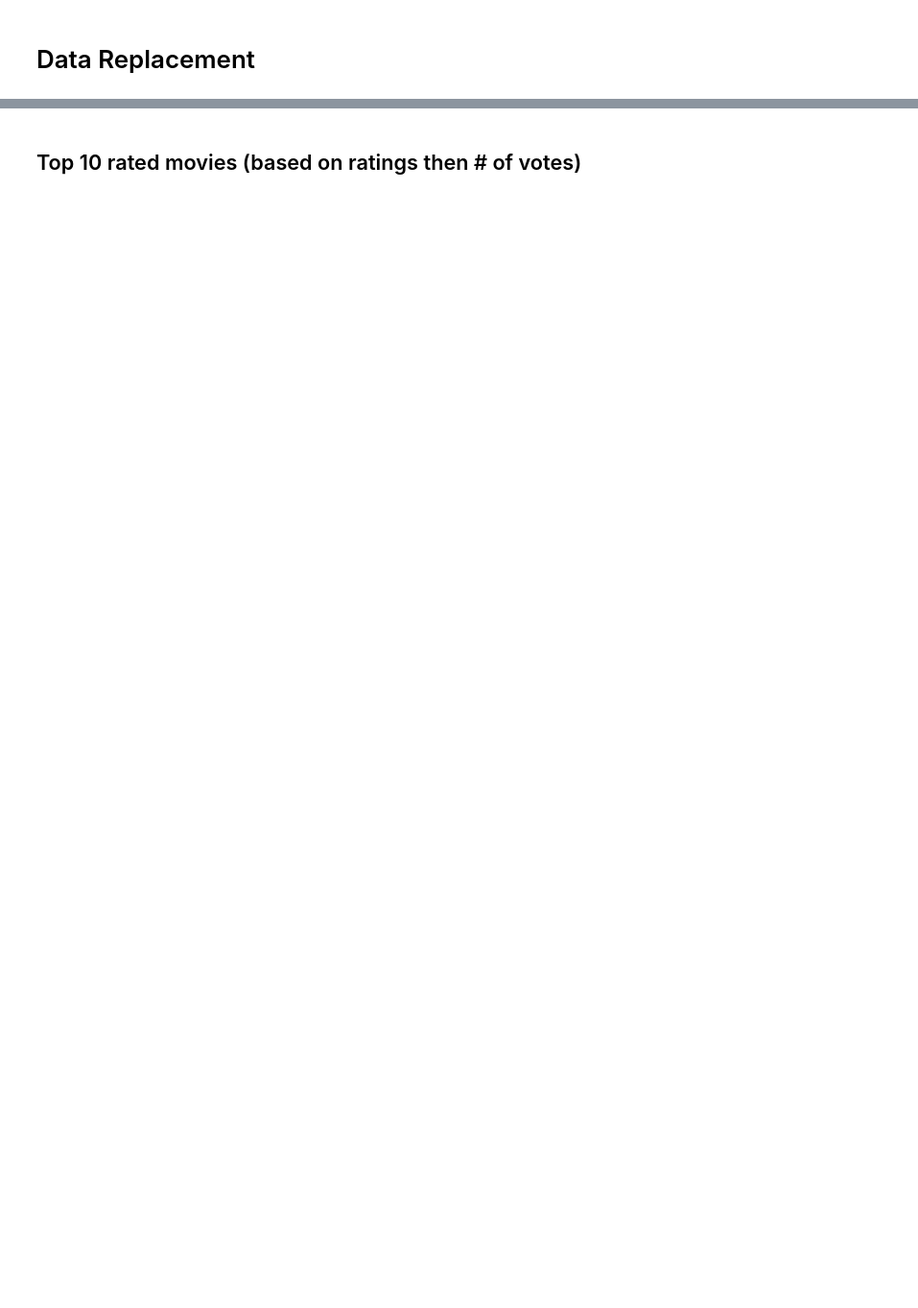
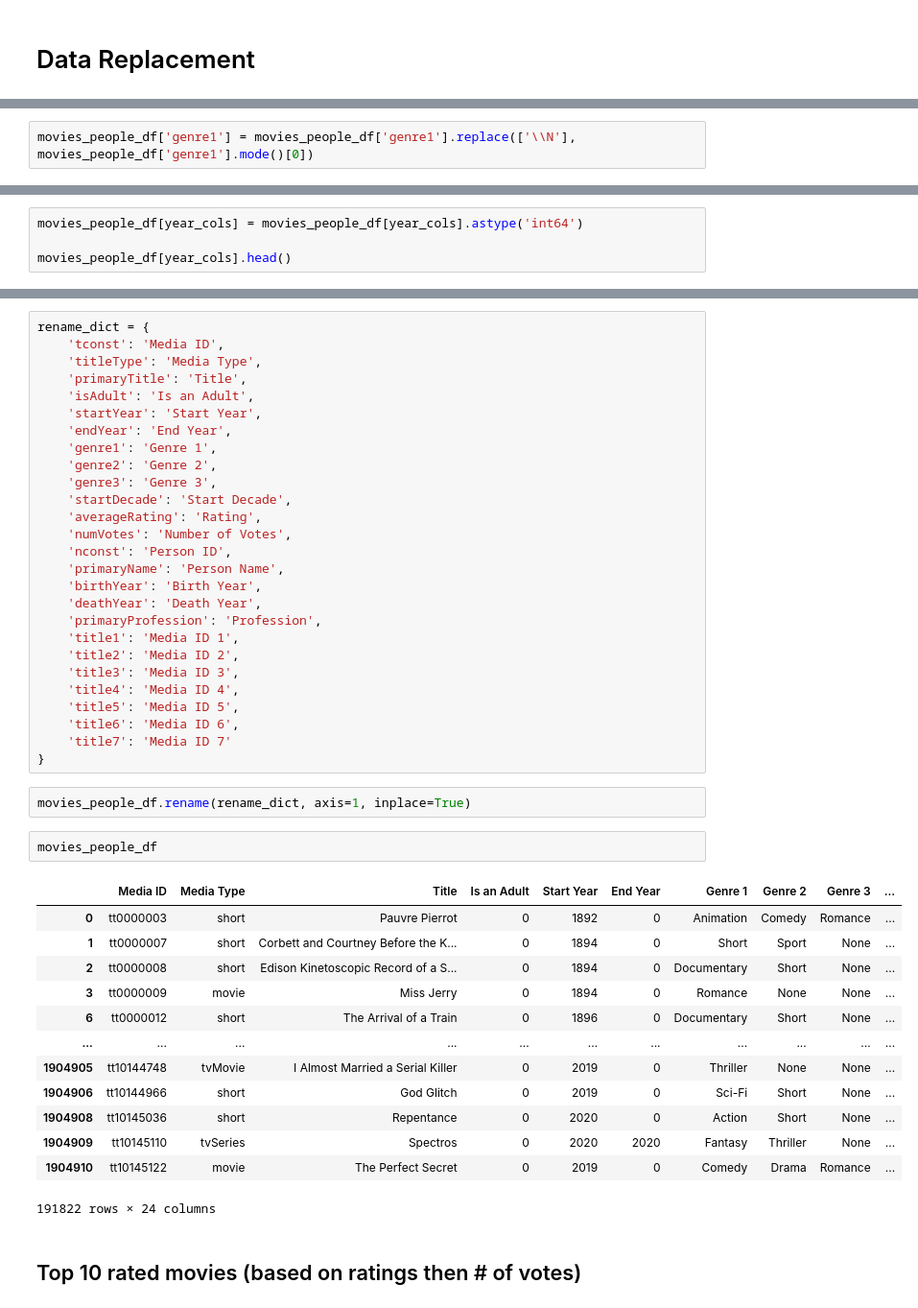
Before and after one commit to thaong1412/IMDB_Project, a Jupyter notebook: CPSC_4800_IMDB_Project.ipynb, the cells around one changed output, grey strips where cells are left out. Shown at 96% size. Cells and saved outputs as stored; diff of their text form; blank space fills up the shorter version.

```diff
--- a/CPSC_4800_IMDB_Project.ipynb
+++ b/CPSC_4800_IMDB_Project.ipynb
@@ -538,0 +784,2 @@ Let's get a list of all the column names we need.
+# %%
+movies_people_df['genre1'] = movies_people_df['genre1'].replace(['\\N'], movies_people_df['genre1'].mode()[0])
@@ -538,0 +828,4 @@ Let's get a list of all the column names we need.
+# %%
+movies_people_df[year_cols] = movies_people_df[year_cols].astype('int64')
+
+movies_people_df[year_cols].head()
@@ -539,2 +860,47 @@ Let's get a list of all the column names we need.
+# %%
+rename_dict = {
+    'tconst': 'Media ID',
+    'titleType': 'Media Type',
+    'primaryTitle': 'Title',
+    'isAdult': 'Is an Adult',
+    'startYear': 'Start Year',
+    'endYear': 'End Year',
+    'genre1': 'Genre 1',
+    'genre2': 'Genre 2',
+    'genre3': 'Genre 3',
+    'startDecade': 'Start Decade',
+    'averageRating': 'Rating',
+    'numVotes': 'Number of Votes',
+    'nconst': 'Person ID',
+    'primaryName': 'Person Name',
+    'birthYear': 'Birth Year',
+    'deathYear': 'Death Year',
+    'primaryProfession': 'Profession',
+    'title1': 'Media ID 1',
+    'title2': 'Media ID 2',
+    'title3': 'Media ID 3',
+    'title4': 'Media ID 4',
+    'title5': 'Media ID 5',
+    'title6': 'Media ID 6',
+    'title7': 'Media ID 7'
+}
+# %%
+movies_people_df.rename(rename_dict, axis=1, inplace=True)
+# %%
+movies_people_df
+# %% [output]
+|  | Media ID | Media Type | Title | Is an Adult | Start Year | End Year | Genre 1 | Genre 2 | Genre 3 | ... |
+| 0 | tt0000003 | short | Pauvre Pierrot | 0 | 1892 | 0 | Animation | Comedy | Romance | ... |
+| 1 | tt0000007 | short | Corbett and Courtney Before the K... | 0 | 1894 | 0 | Short | Sport | None | ... |
+| 2 | tt0000008 | short | Edison Kinetoscopic Record of a S... | 0 | 1894 | 0 | Documentary | Short | None | ... |
+| 3 | tt0000009 | movie | Miss Jerry | 0 | 1894 | 0 | Romance | None | None | ... |
+| 6 | tt0000012 | short | The Arrival of a Train | 0 | 1896 | 0 | Documentary | Short | None | ... |
+| ... | ... | ... | ... | ... | ... | ... | ... | ... | ... | ... |
+| 1904905 | tt10144748 | tvMovie | I Almost Married a Serial Killer | 0 | 2019 | 0 | Thriller | None | None | ... |
+| 1904906 | tt10144966 | short | God Glitch | 0 | 2019 | 0 | Sci-Fi | Short | None | ... |
+| 1904908 | tt10145036 | short | Repentance | 0 | 2020 | 0 | Action | Short | None | ... |
+| 1904909 | tt10145110 | tvSeries | Spectros | 0 | 2020 | 2020 | Fantasy | Thriller | None | ... |
+| 1904910 | tt10145122 | movie | The Perfect Secret | 0 | 2019 | 0 | Comedy | Drama | Romance | ... |
+191822 rows × 24 columns
 # %% [markdown]
 ## Top 10 rated movies (based on ratings then # of votes)
```
Also changed, not shown: parts of 54 cells of this notebook, 1 other file.
